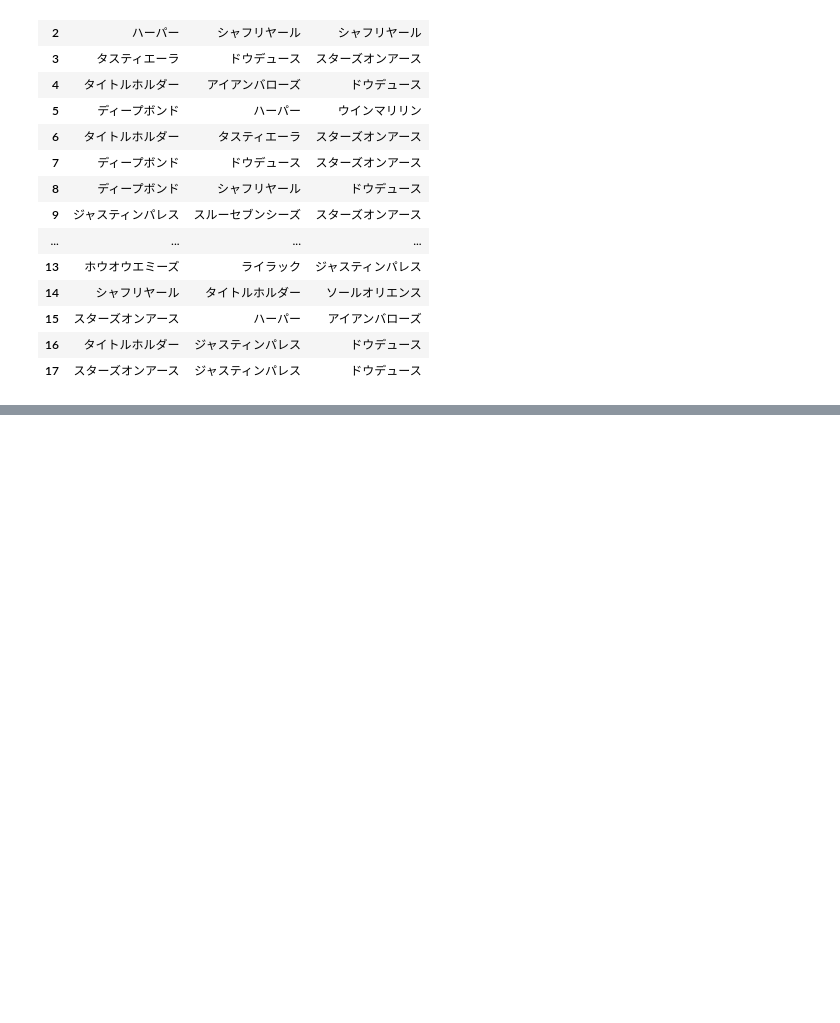
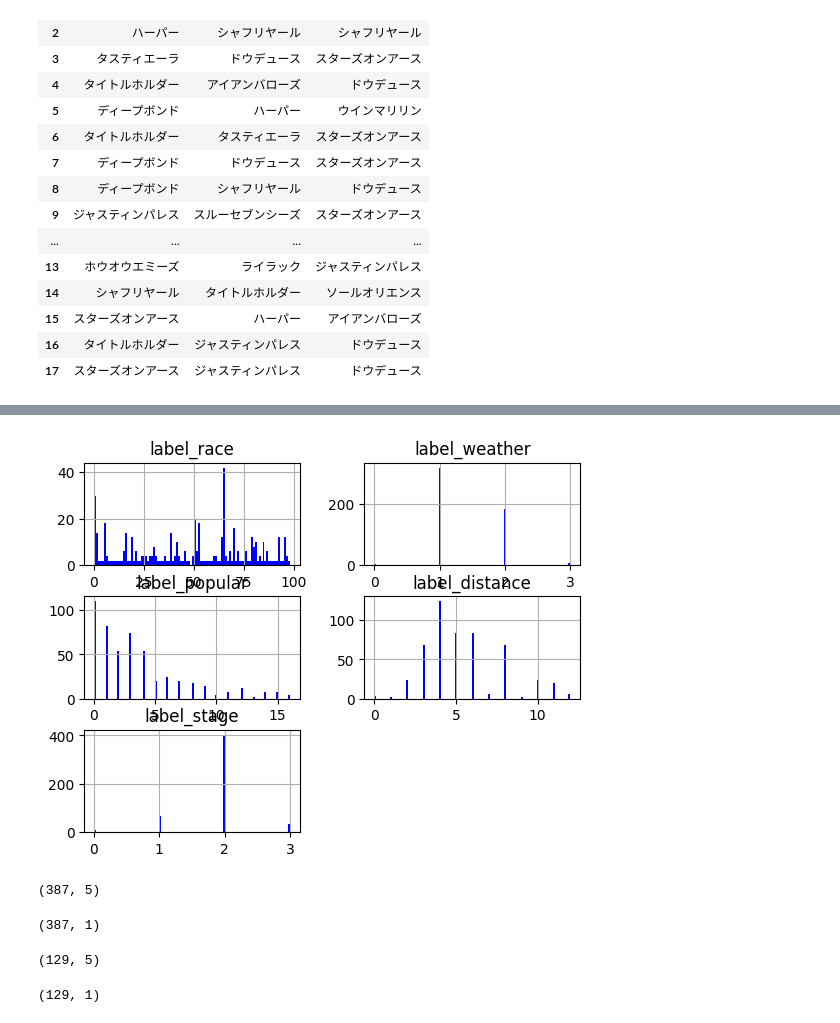
Before and after one commit to IshimaruNozomi/DSP2_Last, a Jupyter notebook: MD.ipynb, the cells around one changed output, grey strips where cells are left out. Drawn from its saved outputs; the diff is of its cells as text; code cells hidden in the pictures; blank space fills up the shorter version.

```diff
--- a/MD.ipynb
+++ b/MD.ipynb
@@ -91,0 +256,13 @@ df2
+# %%
+import numpy as np
+import pandas as pd
+import matplotlib.pyplot as plt
+
+df1.hist(bins=100, color = "blue", grid =True, label = 'pandas') # ヒストグラム導出
+plt.ylim(0,50)
+plt.ylabel('frequency')
+plt.xlabel('index')
+plt.show()
+plt.close()
+# %% [output]
+[figure, added]
@@ -91,0 +272,16 @@ df2
+# %%
+X_train.shape
+# %% [output]
+(387, 5)
+# %%
+y_train.shape
+# %% [output]
+(387, 1)
+# %%
+X_test.shape
+# %% [output]
+(129, 5)
+# %%
+y_test.shape
+# %% [output]
+(129, 1)
```
Also changed, not shown: parts of 26 cells of this notebook.
